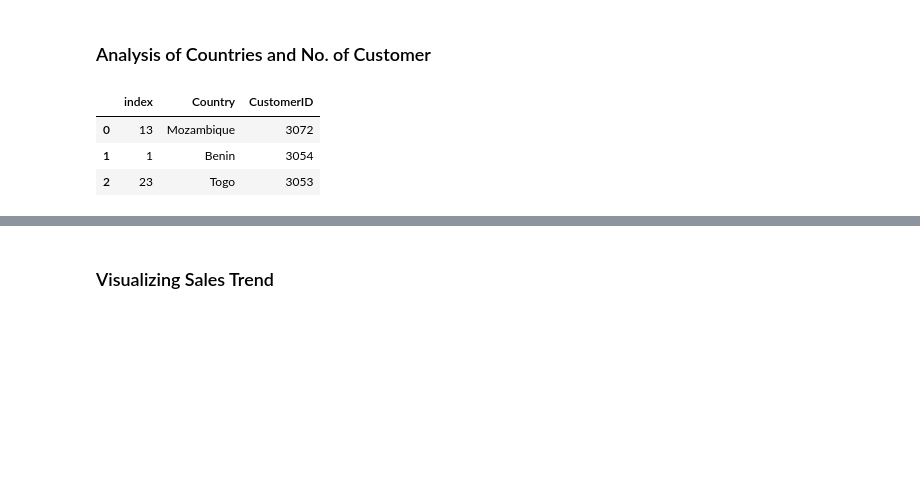
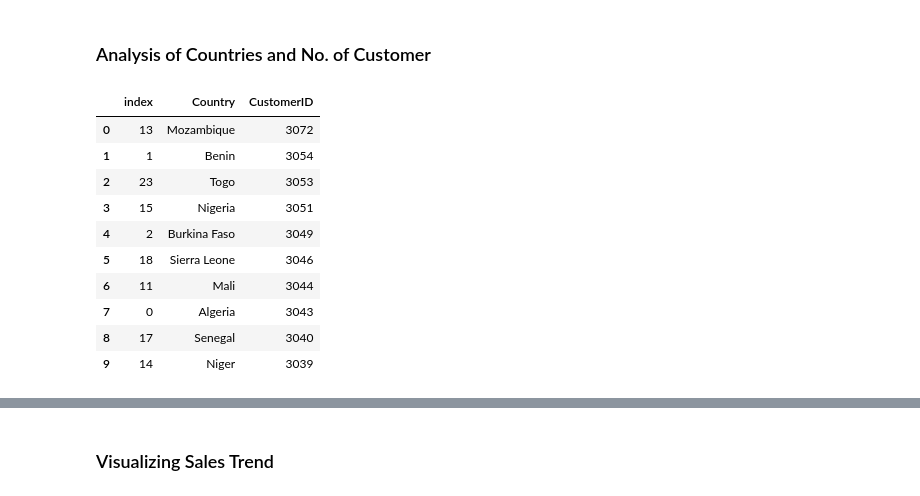
Before and after one commit to willifet/Cohort_Analysis_for_E-shop_Pro, a Jupyter notebook: Notebook/Cohort_Analysis.ipynb, the cells around one changed output, grey strips where cells are left out. Drawn from its saved outputs; the diff is of its cells as text; code cells hidden in the pictures; blank space fills up the shorter version.

```diff
--- a/Notebook/Cohort_Analysis.ipynb
+++ b/Notebook/Cohort_Analysis.ipynb
@@ -147,12 +163,19 @@ plt.show()
 country_to_customer = data.groupby(['Country'])['CustomerID'].nunique().reset_index()
 country_to_customer = country_to_customer.sort_values('CustomerID', ascending = False).reset_index()
 # %%
-country_to_customer.head(3)
+country_to_customer.head(10)
 # %% [output]
 |  | index | Country | CustomerID |
 | 0 | 13 | Mozambique | 3072 |
 | 1 | 1 | Benin | 3054 |
 | 2 | 23 | Togo | 3053 |
+| 3 | 15 | Nigeria | 3051 |
+| 4 | 2 | Burkina Faso | 3049 |
+| 5 | 18 | Sierra Leone | 3046 |
+| 6 | 11 | Mali | 3044 |
+| 7 | 0 | Algeria | 3043 |
+| 8 | 17 | Senegal | 3040 |
+| 9 | 14 | Niger | 3039 |
 # %%
 #Visualise top_10 countries with most No. of Customers
 
```
Also changed, not shown: parts of 10 cells of this notebook, 10 other files.
